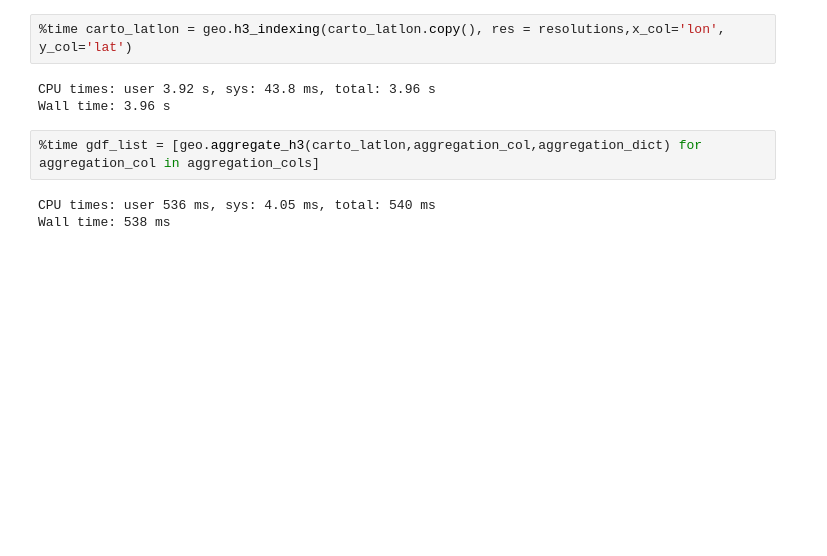
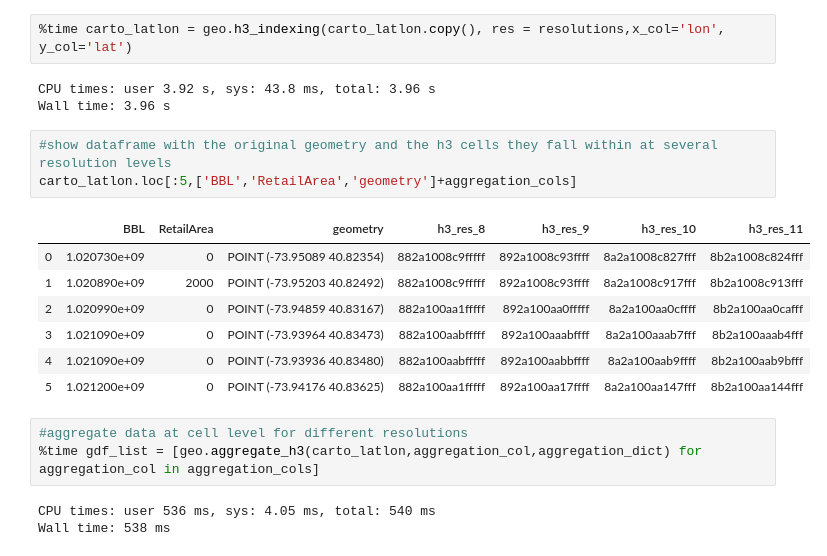
Before and after one commit to UDST/udtk, a Jupyter notebook: notebooks/geo.ipynb, the cells around one changed output. Cells and saved outputs as stored; diff of their text form; blank space fills up the shorter version.

```diff
--- a/notebooks/geo.ipynb
+++ b/notebooks/geo.ipynb
@@ -90,7 +90,19 @@ aggregation_cols = ['h3_res_'+str(res) for res in resolutions ]
 # %% [output]
 CPU times: user 3.92 s, sys: 43.8 ms, total: 3.96 s
 Wall time: 3.96 s
+# %%
+#show dataframe with the original geometry and the h3 cells they fall within at several resolution levels
+carto_latlon.loc[:5,['BBL','RetailArea','geometry']+aggregation_cols]
+# %% [output]
+|  | BBL | RetailArea | geometry | h3_res_8 | h3_res_9 | h3_res_10 | h3_res_11 |
+| 0 | 1.020730e+09 | 0 | POINT (-73.95089 40.82354) | 882a1008c9fffff | 892a1008c93ffff | 8a2a1008c827fff | 8b2a1008c824fff |
+| 1 | 1.020890e+09 | 2000 | POINT (-73.95203 40.82492) | 882a1008c9fffff | 892a1008c93ffff | 8a2a1008c917fff | 8b2a1008c913fff |
+| 2 | 1.020990e+09 | 0 | POINT (-73.94859 40.83167) | 882a100aa1fffff | 892a100aa0fffff | 8a2a100aa0cffff | 8b2a100aa0cafff |
+| 3 | 1.021090e+09 | 0 | POINT (-73.93964 40.83473) | 882a100aabfffff | 892a100aaabffff | 8a2a100aaab7fff | 8b2a100aaab4fff |
+| 4 | 1.021090e+09 | 0 | POINT (-73.93936 40.83480) | 882a100aabfffff | 892a100aabbffff | 8a2a100aab9ffff | 8b2a100aab9bfff |
+| 5 | 1.021200e+09 | 0 | POINT (-73.94176 40.83625) | 882a100aa1fffff | 892a100aa17ffff | 8a2a100aa147fff | 8b2a100aa144fff |
 # %%
+#aggregate data at cell level for different resolutions
 %time gdf_list = [geo.aggregate_h3(carto_latlon,aggregation_col,aggregation_dict) for aggregation_col in aggregation_cols]
 # %% [output]
 CPU times: user 536 ms, sys: 4.05 ms, total: 540 ms
```
Also changed, not shown: parts of 2 cells of this notebook.
